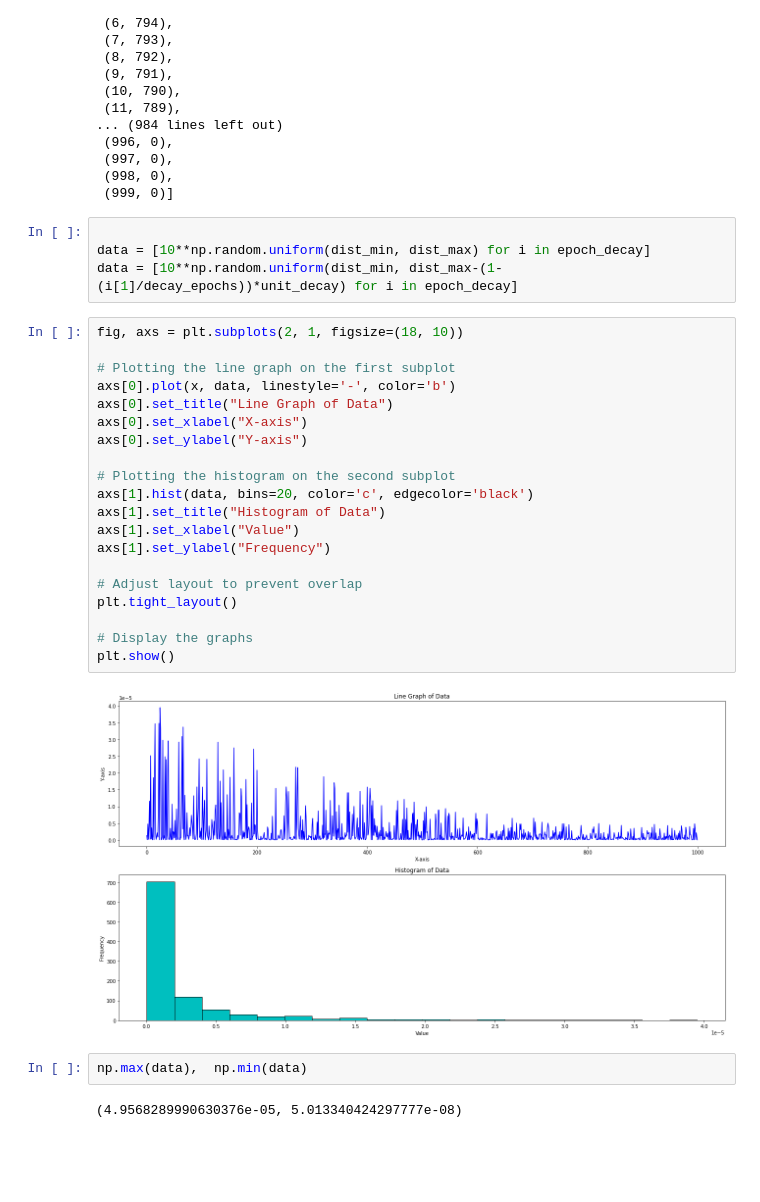
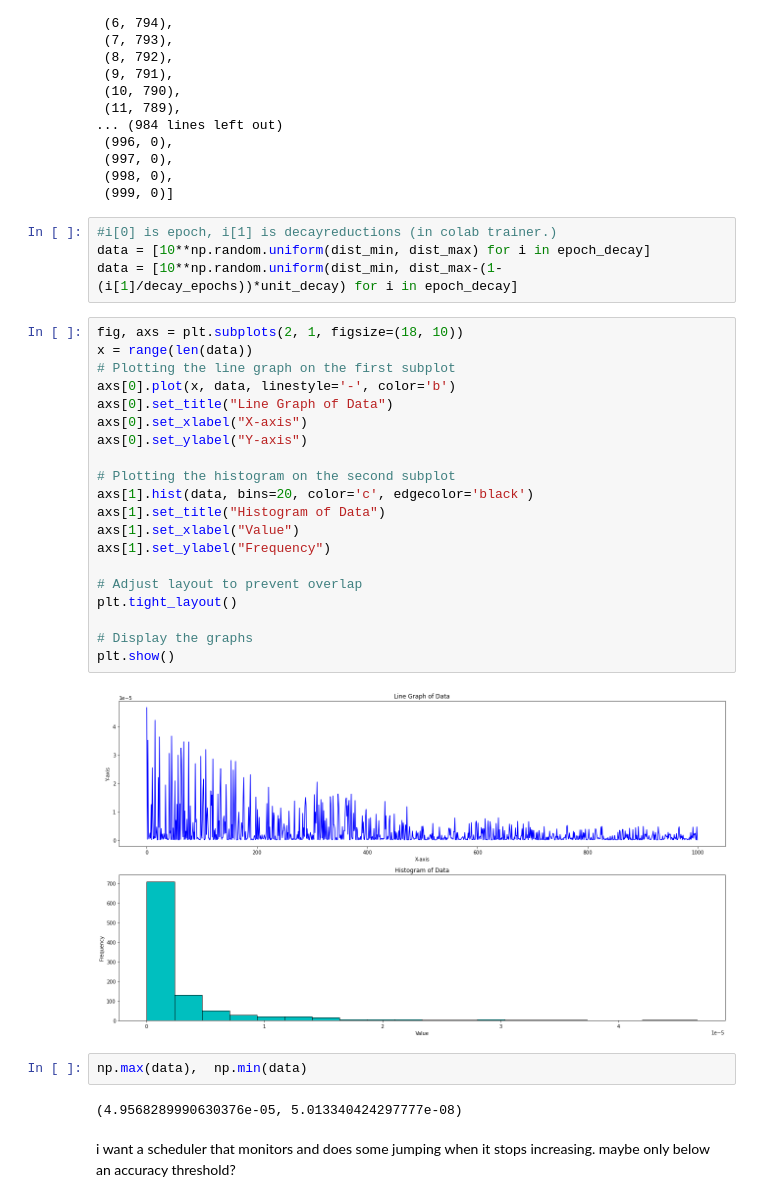
Before and after one commit to dallingordon/LABNET, a Jupyter notebook: _scheduler.ipynb, the cells around one changed output. Drawn from its saved outputs; the diff is of its cells as text; blank space fills up the shorter version.

```diff
--- a/_scheduler.ipynb
+++ b/_scheduler.ipynb
@@ -40,32 +40,34 @@ epoch_decay
  (998, 0),
  (999, 0)]
 # %%
-
+#i[0] is epoch, i[1] is decayreductions (in colab trainer.)
 data = [10**np.random.uniform(dist_min, dist_max) for i in epoch_decay]
 data = [10**np.random.uniform(dist_min, dist_max-(1-(i[1]/decay_epochs))*unit_decay) for i in epoch_decay]
 # %%
 fig, axs = plt.subplots(2, 1, figsize=(18, 10))
-
+x = range(len(data))
 # Plotting the line graph on the first subplot
 axs[0].plot(x, data, linestyle='-', color='b')
 axs[0].set_title("Line Graph of Data")
 axs[0].set_xlabel("X-axis")
 axs[0].set_ylabel("Y-axis")
 
 # Plotting the histogram on the second subplot
 axs[1].hist(data, bins=20, color='c', edgecolor='black')
 axs[1].set_title("Histogram of Data")
 axs[1].set_xlabel("Value")
 axs[1].set_ylabel("Frequency")
 
 # Adjust layout to prevent overlap
 plt.tight_layout()
 
 # Display the graphs
 plt.show()
 # %% [output]
-[figure, old version]
+[figure, new version]
 # %%
 np.max(data),  np.min(data)
 # %% [output]
 (4.9568289990630376e-05, 5.013340424297777e-08)
+# %% [markdown]
+i want a scheduler that monitors and does some jumping when it stops increasing.  maybe only below an accuracy threshold?
```
Also changed, not shown: 1 other file.
